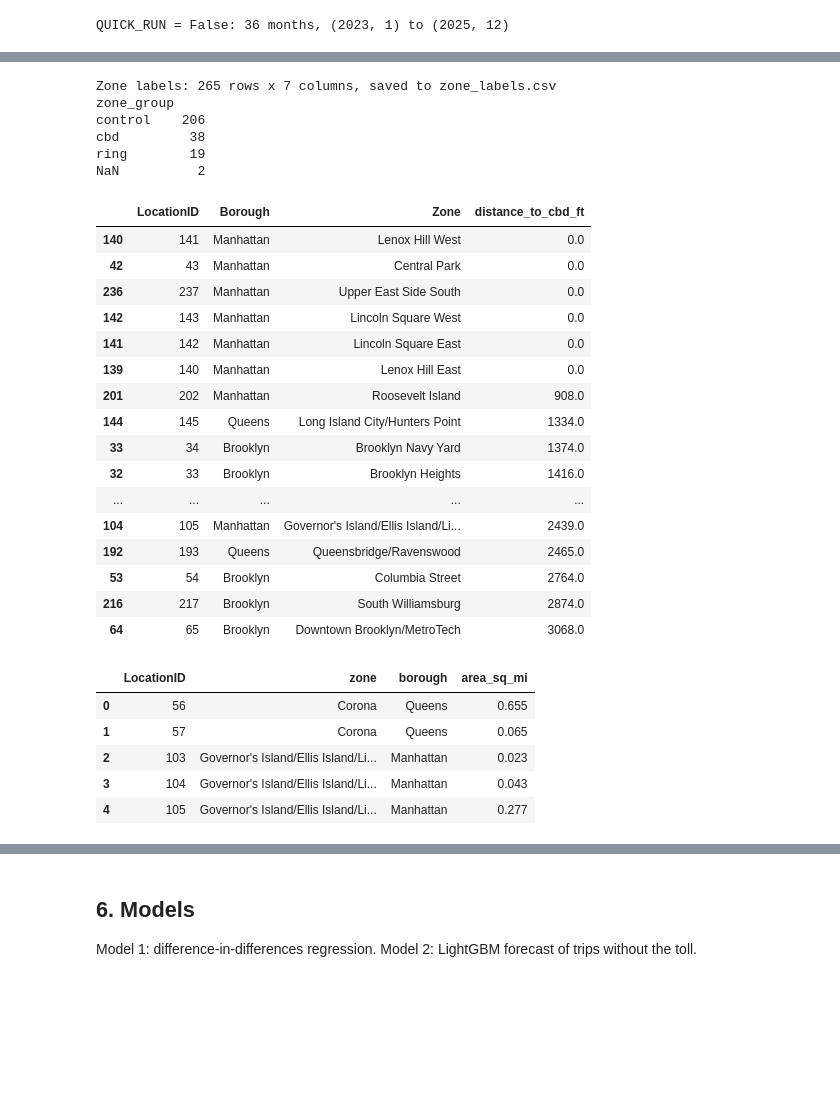
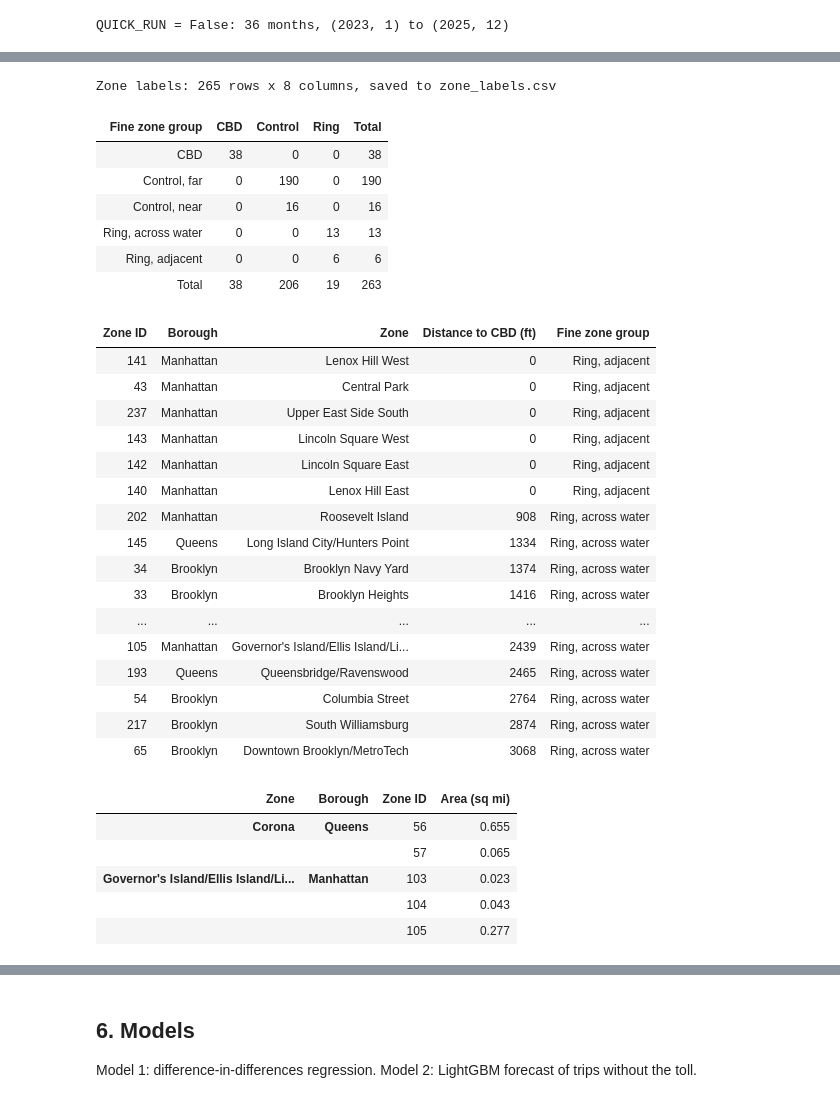
Before and after one commit to aloonsballoons/mast30034-project1, a Jupyter notebook: main.ipynb, the cells around one changed output, grey strips where cells are left out. Saved outputs shown, nothing was run; the diff lists cells and outputs as text; code cells hidden in the pictures; blank space fills up the shorter version.

```diff
--- a/main.ipynb
+++ b/main.ipynb
@@ -132,48 +87,51 @@ Distances are measured in the shapefile's own projection, EPSG:2263 (NY State Pl
 # %%
 zone_labels = zones.build_zone_labels()
 print(f"Zone labels: {zone_labels.shape[0]} rows x {zone_labels.shape[1]} "
       f"columns, saved to {zones.LABELS_FILE.name}")
-print(pd.crosstab(zone_labels["zone_group_fine"], zone_labels["zone_group"],
-                  margins=True).to_string())
+display(plots.flat(pd.crosstab(  # noqa: F821
+    zone_labels["zone_group_fine"], zone_labels["zone_group"], margins=True,
+    margins_name="Total")))
 
 # The ring zones, nearest first
-(zone_labels[zone_labels["zone_group"] == "ring"]
- .sort_values("distance_to_cbd_ft")
- [["LocationID", "Borough", "Zone", "distance_to_cbd_ft",
-   "zone_group_fine"]])
+plots.flat(zone_labels[zone_labels["zone_group"] == "ring"]
+           .sort_values("distance_to_cbd_ft")
+           [["LocationID", "Borough", "Zone", "distance_to_cbd_ft",
+             "zone_group_fine"]])
 # %% [output]
-Zone labels: 265 rows x 7 columns, saved to zone_labels.csv
-zone_group
-control    206
-cbd         38
-ring        19
-NaN          2
+Zone labels: 265 rows x 8 columns, saved to zone_labels.csv
-|  | LocationID | Borough | Zone | distance_to_cbd_ft |
-| 140 | 141 | Manhattan | Lenox Hill West | 0.0 |
-| 42 | 43 | Manhattan | Central Park | 0.0 |
-| 236 | 237 | Manhattan | Upper East Side South | 0.0 |
-| 142 | 143 | Manhattan | Lincoln Square West | 0.0 |
-| 141 | 142 | Manhattan | Lincoln Square East | 0.0 |
-| 139 | 140 | Manhattan | Lenox Hill East | 0.0 |
-| 201 | 202 | Manhattan | Roosevelt Island | 908.0 |
-| 144 | 145 | Queens | Long Island City/Hunters Point | 1334.0 |
-| 33 | 34 | Brooklyn | Brooklyn Navy Yard | 1374.0 |
-| 32 | 33 | Brooklyn | Brooklyn Heights | 1416.0 |
-| ... | ... | ... | ... | ... |
-| 104 | 105 | Manhattan | Governor's Island/Ellis Island/Li... | 2439.0 |
-| 192 | 193 | Queens | Queensbridge/Ravenswood | 2465.0 |
-| 53 | 54 | Brooklyn | Columbia Street | 2764.0 |
-| 216 | 217 | Brooklyn | South Williamsburg | 2874.0 |
-| 64 | 65 | Brooklyn | Downtown Brooklyn/MetroTech | 3068.0 |
+| Fine zone group | CBD | Control | Ring | Total |
+| CBD | 38 | 0 | 0 | 38 |
+| Control, far | 0 | 190 | 0 | 190 |
+| Control, near | 0 | 16 | 0 | 16 |
+| Ring, across water | 0 | 0 | 13 | 13 |
+| Ring, adjacent | 0 | 0 | 6 | 6 |
+| Total | 38 | 206 | 19 | 263 |
+| Zone ID | Borough | Zone | Distance to CBD (ft) | Fine zone group |
+| 141 | Manhattan | Lenox Hill West | 0 | Ring, adjacent |
+| 43 | Manhattan | Central Park | 0 | Ring, adjacent |
+| 237 | Manhattan | Upper East Side South | 0 | Ring, adjacent |
+| 143 | Manhattan | Lincoln Square West | 0 | Ring, adjacent |
+| 142 | Manhattan | Lincoln Square East | 0 | Ring, adjacent |
+| 140 | Manhattan | Lenox Hill East | 0 | Ring, adjacent |
+| 202 | Manhattan | Roosevelt Island | 908 | Ring, across water |
+| 145 | Queens | Long Island City/Hunters Point | 1334 | Ring, across water |
+| 34 | Brooklyn | Brooklyn Navy Yard | 1374 | Ring, across water |
+| 33 | Brooklyn | Brooklyn Heights | 1416 | Ring, across water |
+| ... | ... | ... | ... | ... |
+| 105 | Manhattan | Governor's Island/Ellis Island/Li... | 2439 | Ring, across water |
+| 193 | Queens | Queensbridge/Ravenswood | 2465 | Ring, across water |
+| 54 | Brooklyn | Columbia Street | 2764 | Ring, across water |
+| 217 | Brooklyn | South Williamsburg | 2874 | Ring, across water |
+| 65 | Brooklyn | Downtown Brooklyn/MetroTech | 3068 | Ring, across water |
 # %%
 # Zone IDs that share a name. The check inside shared_names()
 # also confirms that no two zones share a shape, so maps and
 # joins keyed on LocationID cannot double-count them.
-zones.shared_names()
+plots.flat(zones.shared_names(), merge=["zone", "borough"])
 # %% [output]
-|  | LocationID | zone | borough | area_sq_mi |
-| 0 | 56 | Corona | Queens | 0.655 |
-| 1 | 57 | Corona | Queens | 0.065 |
-| 2 | 103 | Governor's Island/Ellis Island/Li... | Manhattan | 0.023 |
-| 3 | 104 | Governor's Island/Ellis Island/Li... | Manhattan | 0.043 |
-| 4 | 105 | Governor's Island/Ellis Island/Li... | Manhattan | 0.277 |
+| Zone | Borough | Zone ID | Area (sq mi) |
+| Corona | Queens | 56 | 0.655 |
+|  |  | 57 | 0.065 |
+| Governor's Island/Ellis Island/Li... | Manhattan | 103 | 0.023 |
+|  |  | 104 | 0.043 |
+|  |  | 105 | 0.277 |
```
Also changed, not shown: parts of 72 cells of this notebook, 12 other files.
